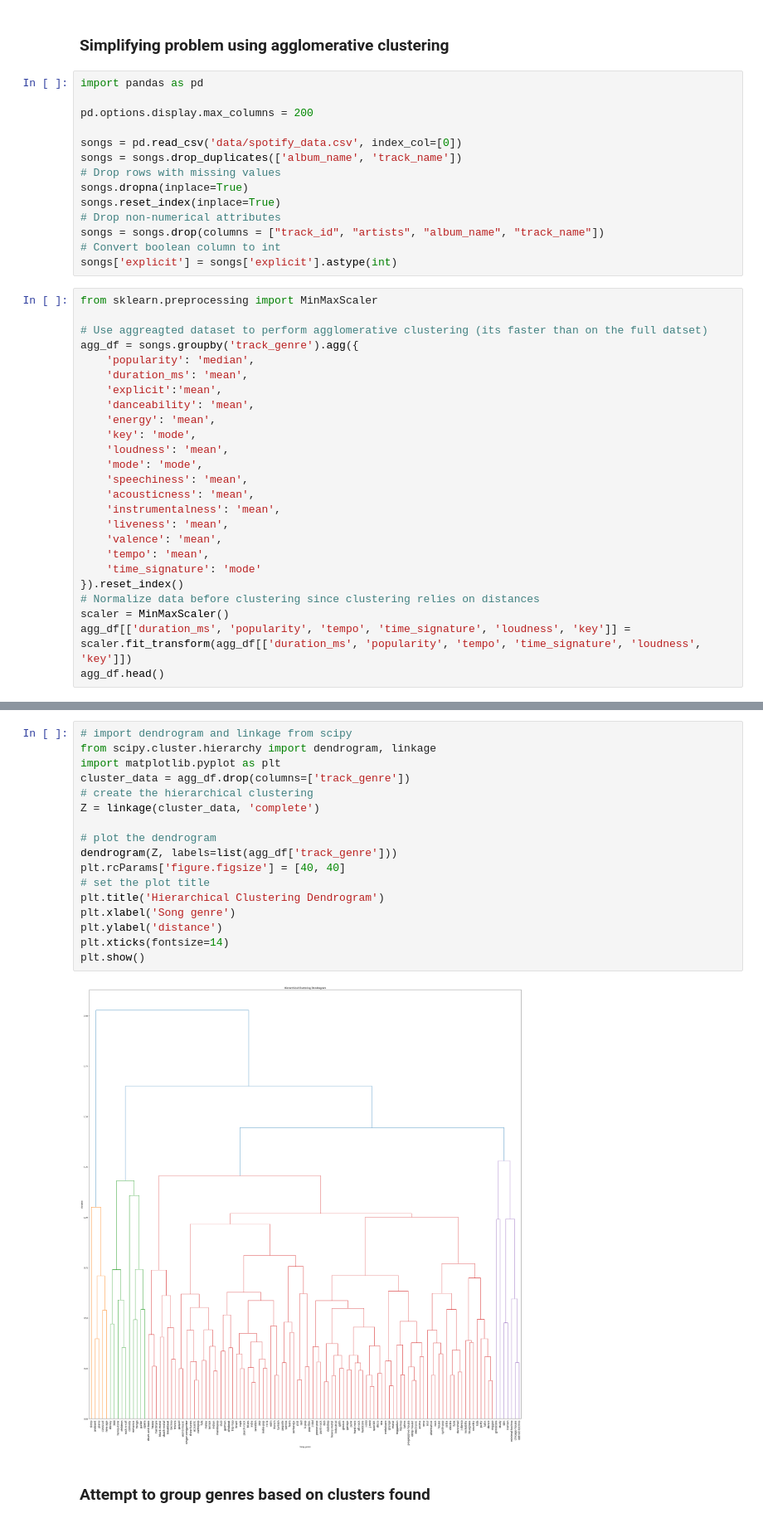
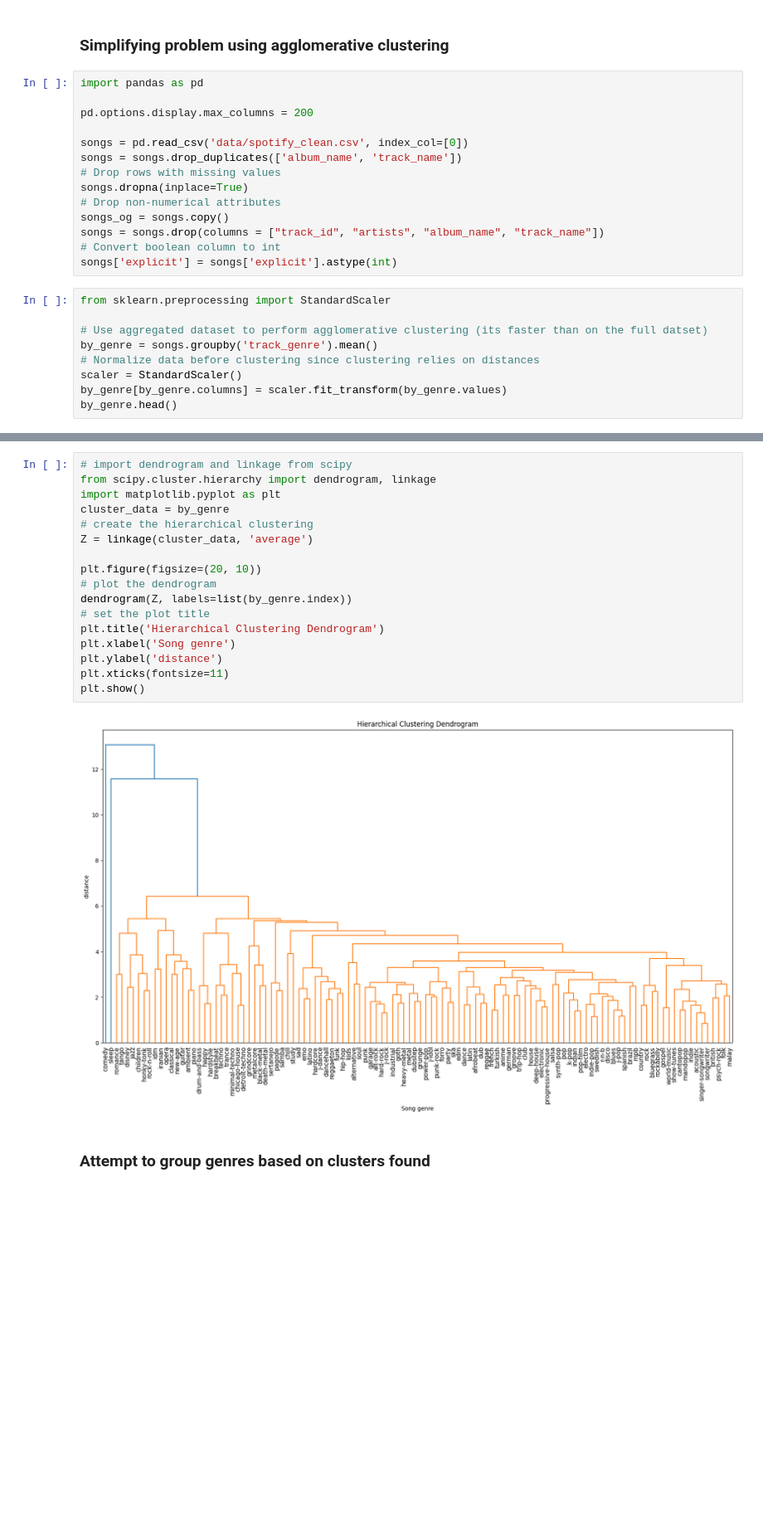
Before and after one commit to NicoRamin/song-genre-predictor, a Jupyter notebook: clustering.ipynb, the cells around one changed output, grey strips where cells are left out. Shown at 83% size. Cells and saved outputs as stored; diff of their text form; blank space fills up the shorter version.

Commit message:
Add simplified dataset with less genres

```diff
--- a/clustering.ipynb
+++ b/clustering.ipynb
@@ -5,38 +5,22 @@ import pandas as pd
 
 pd.options.display.max_columns = 200
 
-songs = pd.read_csv('data/spotify_data.csv', index_col=[0])
+songs = pd.read_csv('data/spotify_clean.csv', index_col=[0])
 songs = songs.drop_duplicates(['album_name', 'track_name'])
 # Drop rows with missing values
 songs.dropna(inplace=True)
-songs.reset_index(inplace=True)
 # Drop non-numerical attributes
+songs_og = songs.copy()
 songs = songs.drop(columns = ["track_id", "artists", "album_name", "track_name"])
 # Convert boolean column to int
 songs['explicit'] = songs['explicit'].astype(int)
 # %%
-from sklearn.preprocessing import MinMaxScaler
+from sklearn.preprocessing import StandardScaler
 
-# Use aggreagted dataset to perform agglomerative clustering (its faster than on the full datset)
-agg_df = songs.groupby('track_genre').agg({
-    'popularity': 'median',
-    'duration_ms': 'mean',
-    'explicit':'mean',
-    'danceability': 'mean',
-    'energy': 'mean',
-    'key': 'mode',
-    'loudness': 'mean',
-    'mode': 'mode',
-    'speechiness': 'mean',
-    'acousticness': 'mean',
-    'instrumentalness': 'mean',
-    'liveness': 'mean',
-    'valence': 'mean',
-    'tempo': 'mean',
-    'time_signature': 'mode'
-}).reset_index()
+# Use aggregated dataset to perform agglomerative clustering (its faster than on the full datset)
+by_genre = songs.groupby('track_genre').mean()
 # Normalize data before clustering since clustering relies on distances
-scaler = MinMaxScaler()
-agg_df[['duration_ms', 'popularity', 'tempo', 'time_signature', 'loudness', 'key']] = scaler.fit_transform(agg_df[['duration_ms', 'popularity', 'tempo', 'time_signature', 'loudness', 'key']])
-agg_df.head()
+scaler = StandardScaler()
+by_genre[by_genre.columns] = scaler.fit_transform(by_genre.values)
+by_genre.head()
 # %% [output]
@@ -49,21 +34,21 @@ agg_df.head()
 # %%
 # import dendrogram and linkage from scipy
 from scipy.cluster.hierarchy import dendrogram, linkage
 import matplotlib.pyplot as plt
-cluster_data = agg_df.drop(columns=['track_genre'])
+cluster_data = by_genre
 # create the hierarchical clustering
-Z = linkage(cluster_data, 'complete')
+Z = linkage(cluster_data, 'average')
 
+plt.figure(figsize=(20, 10))
 # plot the dendrogram
-dendrogram(Z, labels=list(agg_df['track_genre']))
-plt.rcParams['figure.figsize'] = [40, 40]
+dendrogram(Z, labels=list(by_genre.index))
 # set the plot title
 plt.title('Hierarchical Clustering Dendrogram')
 plt.xlabel('Song genre')
 plt.ylabel('distance')
-plt.xticks(fontsize=14)
+plt.xticks(fontsize=11)
 plt.show()
 # %% [output]
-[figure, old version]
+[figure, new version]
 # %% [markdown]
 ### Attempt to group genres based on clusters found
```
Also changed, not shown: parts of 8 cells of this notebook, 1 other file.
